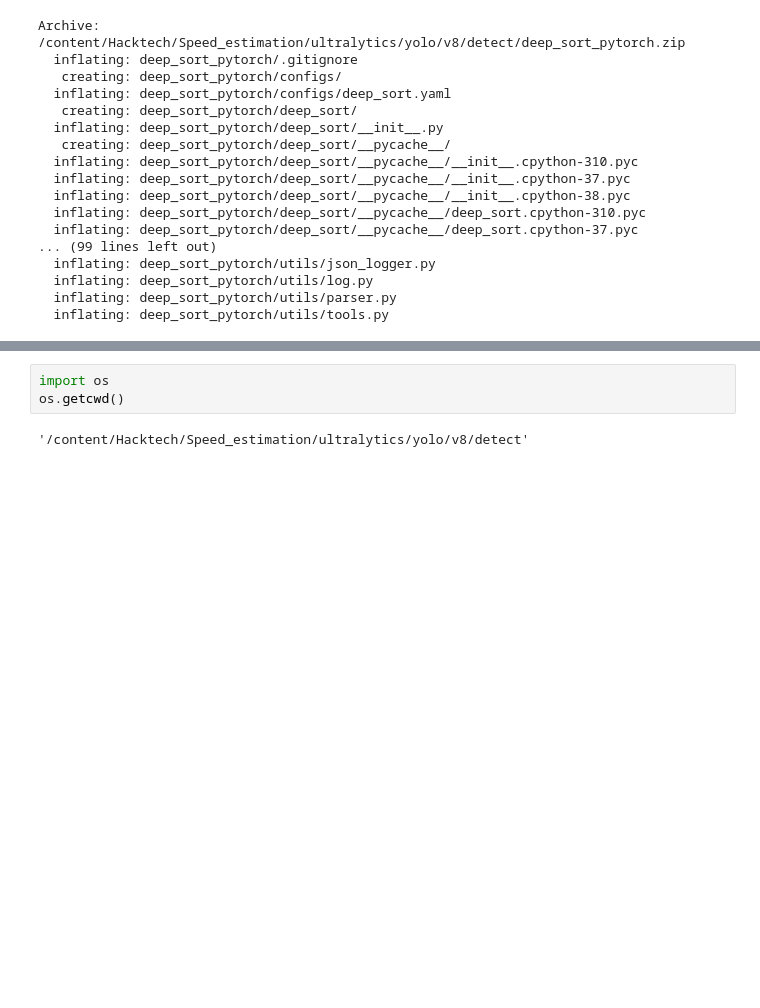
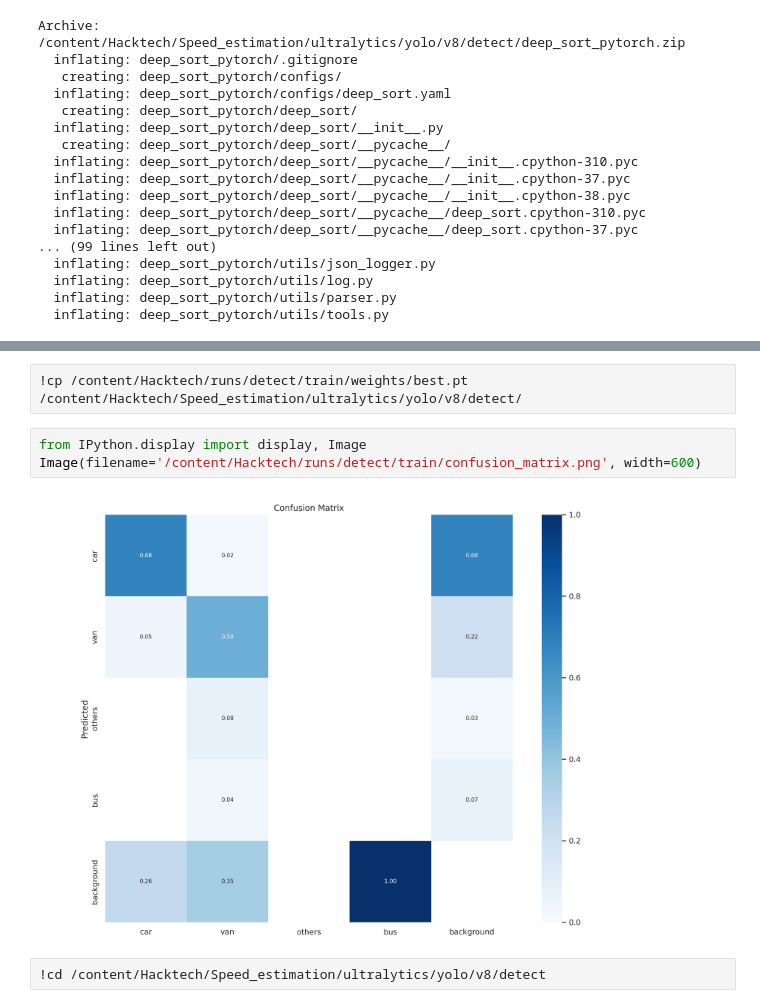
Before and after one commit to amirtha19/Hacktech, a Jupyter notebook: Detrac_train.ipynb, the cells around one changed output, grey strips where cells are left out. Drawn from its saved outputs; the diff is of its cells as text; blank space fills up the shorter version.

```diff
--- a/Detrac_train.ipynb
+++ b/Detrac_train.ipynb
@@ -130,6 +301,10 @@ Results saved to /content/Hacktech/runs/detect/train2
-# %%
-import os
-os.getcwd()
-# %% [output]
-'/content/Hacktech/Speed_estimation/ultralytics/yolo/v8/detect'
+# %%
+!cp /content/Hacktech/runs/detect/train/weights/best.pt /content/Hacktech/Speed_estimation/ultralytics/yolo/v8/detect/
+# %%
+from IPython.display import display, Image
+Image(filename='/content/Hacktech/runs/detect/train/confusion_matrix.png', width=600)
+# %% [output]
+[figure, added]
+# %%
+!cd /content/Hacktech/Speed_estimation/ultralytics/yolo/v8/detect
 # %%
```
Also changed, not shown: parts of 29 cells of this notebook.
